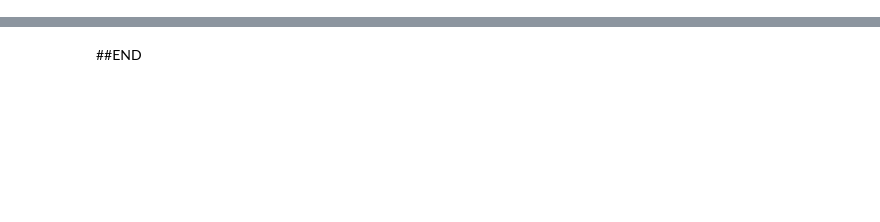
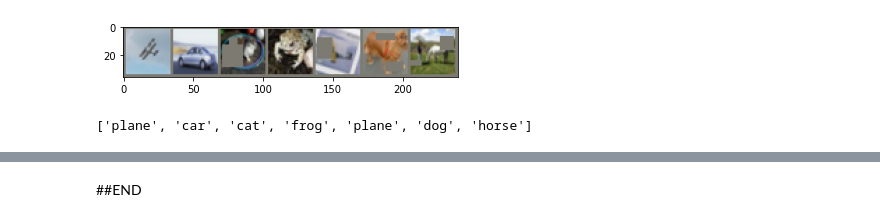
Before and after one commit to navrat/EVA_phase1_2022_23, a Jupyter notebook: S7_CIFAR_RESNET_GRADCAM/S7_RESNET_CIFAR_GRADCAM.ipynb, the cells around one changed output, grey strips where cells are left out. Saved outputs shown, nothing was run; the diff lists cells and outputs as text; code cells hidden in the pictures; blank space fills up the shorter version.

```diff
--- a/S7_CIFAR_RESNET_GRADCAM/S7_RESNET_CIFAR_GRADCAM.ipynb
+++ b/S7_CIFAR_RESNET_GRADCAM/S7_RESNET_CIFAR_GRADCAM.ipynb
@@ -22,0 +33,5 @@ print("Loaded EVA8 Modules and Models")
+# %%
+from utils import *
+from main import *
+
+dataset = dataset_cifar10(batch_size=128)
@@ -23,13 +40,8 @@ print("Loaded EVA8 Modules and Models")
 # %%
-from utils import *
-
-# Loading test and train data & dataloader
-cifar10 = dataset_cifar10(batch_size=128)
-
 # Train dataloader
-trainloader = cifar10.loader(train_flag=True)
+trainloader = dataset.loader(train_flag=True)
 
 # Test dataloader
-testloader = cifar10.loader(train_flag=False)
+testloader = dataset.loader(train_flag=False)
 
-classes = cifar10.classes
+target_classes = dataset.classes
@@ -38,0 +66,4 @@ cifar10.data_summary_stats()
+# %%
+# # sample training images
+plot_sample_images(trainloader, target_classes, 7)
+# %% [output]
@@ -38,0 +71,2 @@ cifar10.data_summary_stats()
+[figure, added]
+['plane', 'car', 'cat', 'frog', 'plane', 'dog', 'horse']
```
Also changed, not shown: parts of 22 cells of this notebook.
